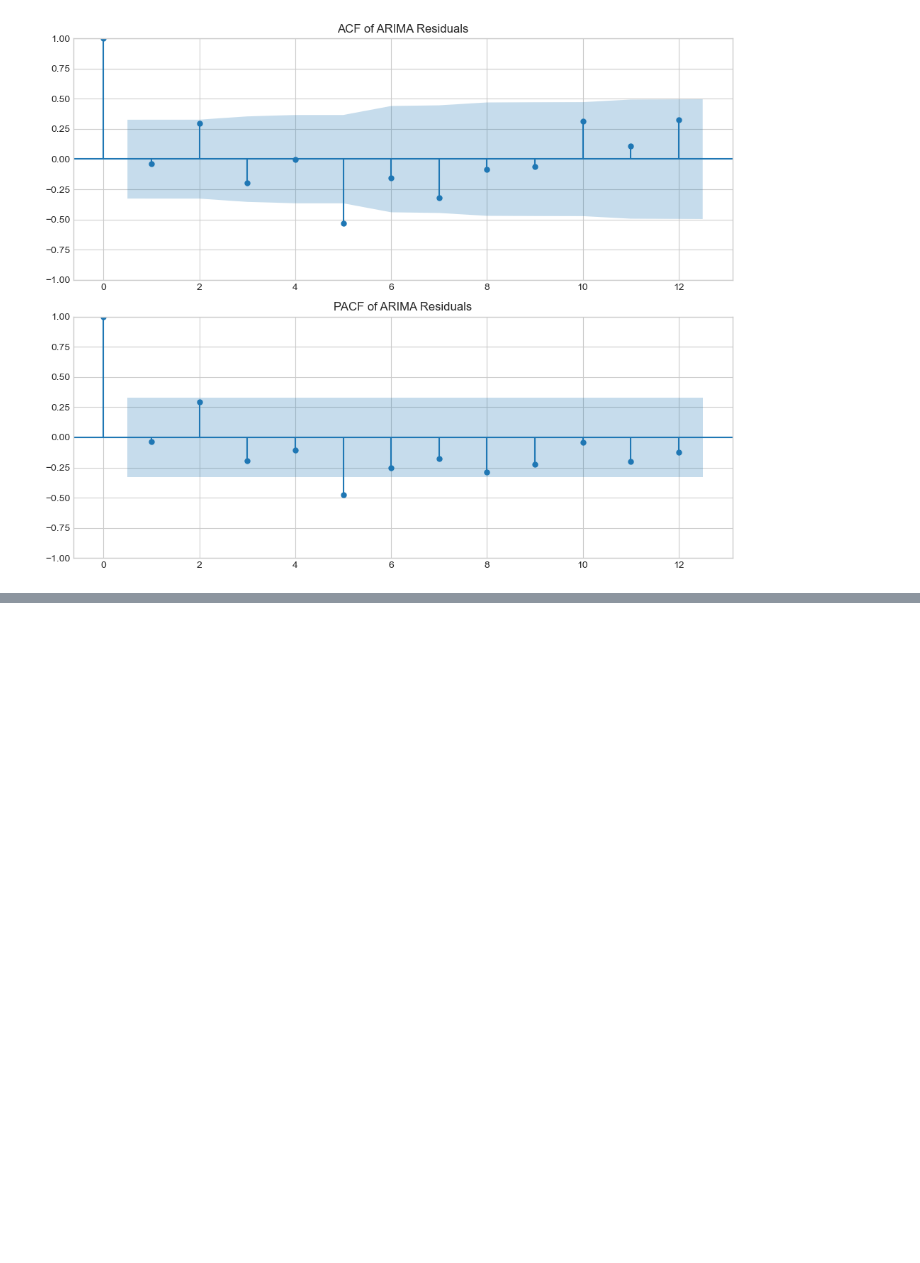
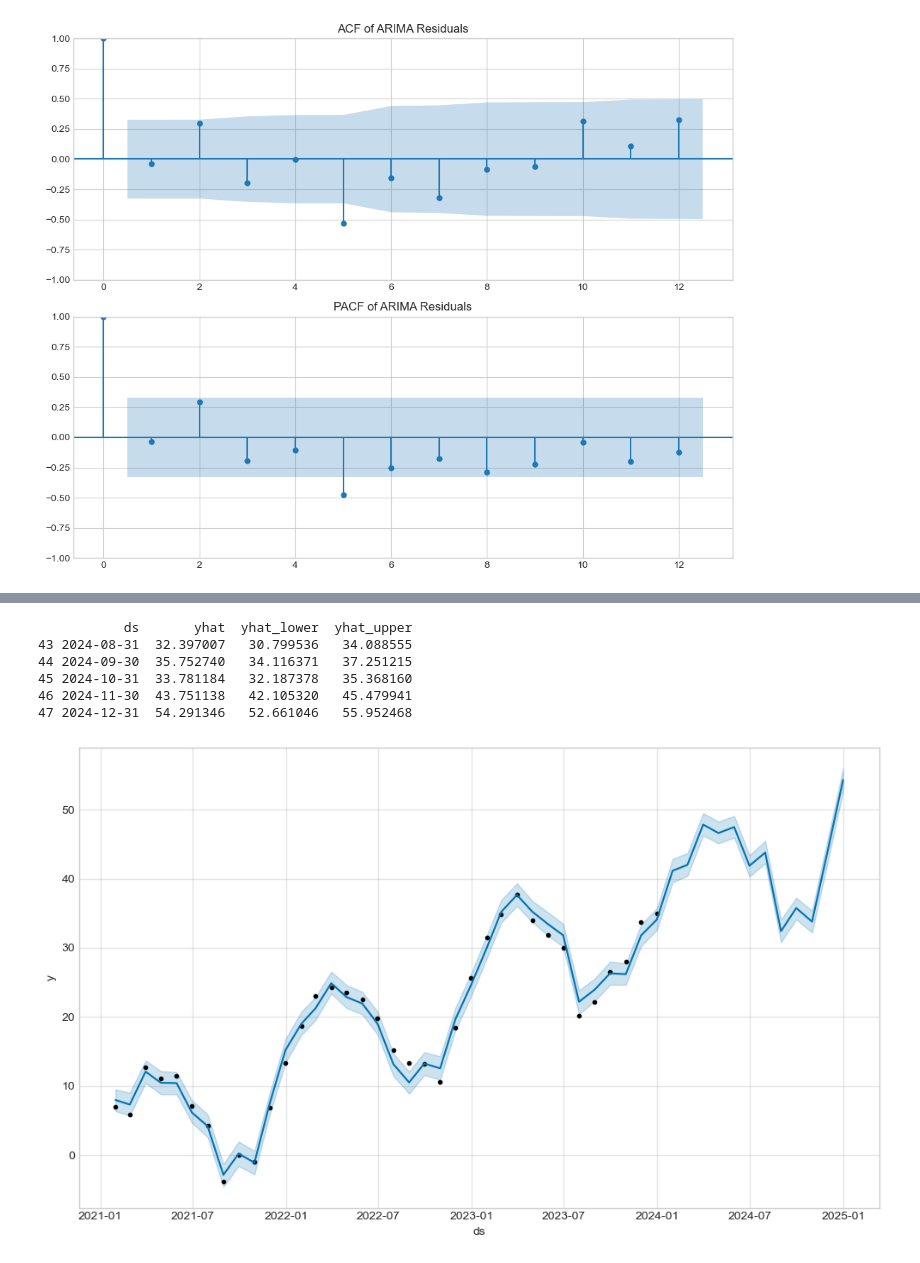
Before and after one commit to ro-the-creator/DA2025_Lectures, a Jupyter notebook: Mod6/CodeAssignments/Mod6L20TimeSeries_AdvancedModeling_Walkthrough.ipynb, the cells around one changed output, grey strips where cells are left out. Saved outputs shown, nothing was run; the diff lists cells and outputs as text; code cells hidden in the pictures; blank space fills up the shorter version.

```diff
--- a/Mod6/CodeAssignments/Mod6L20TimeSeries_AdvancedModeling_Walkthrough.ipynb
+++ b/Mod6/CodeAssignments/Mod6L20TimeSeries_AdvancedModeling_Walkthrough.ipynb
@@ -124,0 +184,30 @@ plt.show()
+# %%
+# NOTE: You may need to install this library first!
+# pip install prophet
+from prophet import Prophet
+
+# --- Prepare data for Prophet ---
+# Prophet requires very specific column names:
+# 'ds' for the datestamp
+# 'y' for the value we want to forecast
+df_prophet = ts.reset_index()
+df_prophet.columns = ['ds', 'y']
+df_train = df_prophet.iloc[:-12]
+
+# --- 1. Initialize and Fit ---
+# Prophet finds the best parameters automatically
+m = Prophet()
+m.fit(df_train)
+
+# --- 2. Create Future Dates ---
+# Create a DataFrame for the 12 months we want to predict
+future = m.make_future_dataframe(periods=12, freq='M')
+
+# --- 3. Predict ---
+forecast = m.predict(future)
+
+# --- 4. Visualize ---
+print(forecast[['ds', 'yhat', 'yhat_lower', 'yhat_upper']].tail())
+fig1 = m.plot(forecast)
+plt.show()
+# %% [output]
@@ -124,0 +216,7 @@ plt.show()
+           ds       yhat  yhat_lower  yhat_upper
+43 2024-08-31  32.397007   30.799536   34.088555
+44 2024-09-30  35.752740   34.116371   37.251215
+45 2024-10-31  33.781184   32.187378   35.368160
+46 2024-11-30  43.751138   42.105320   45.479941
+47 2024-12-31  54.291346   52.661046   55.952468
+[figure, added]
```
Also changed, not shown: parts of 5 cells of this notebook, 1 other file.
